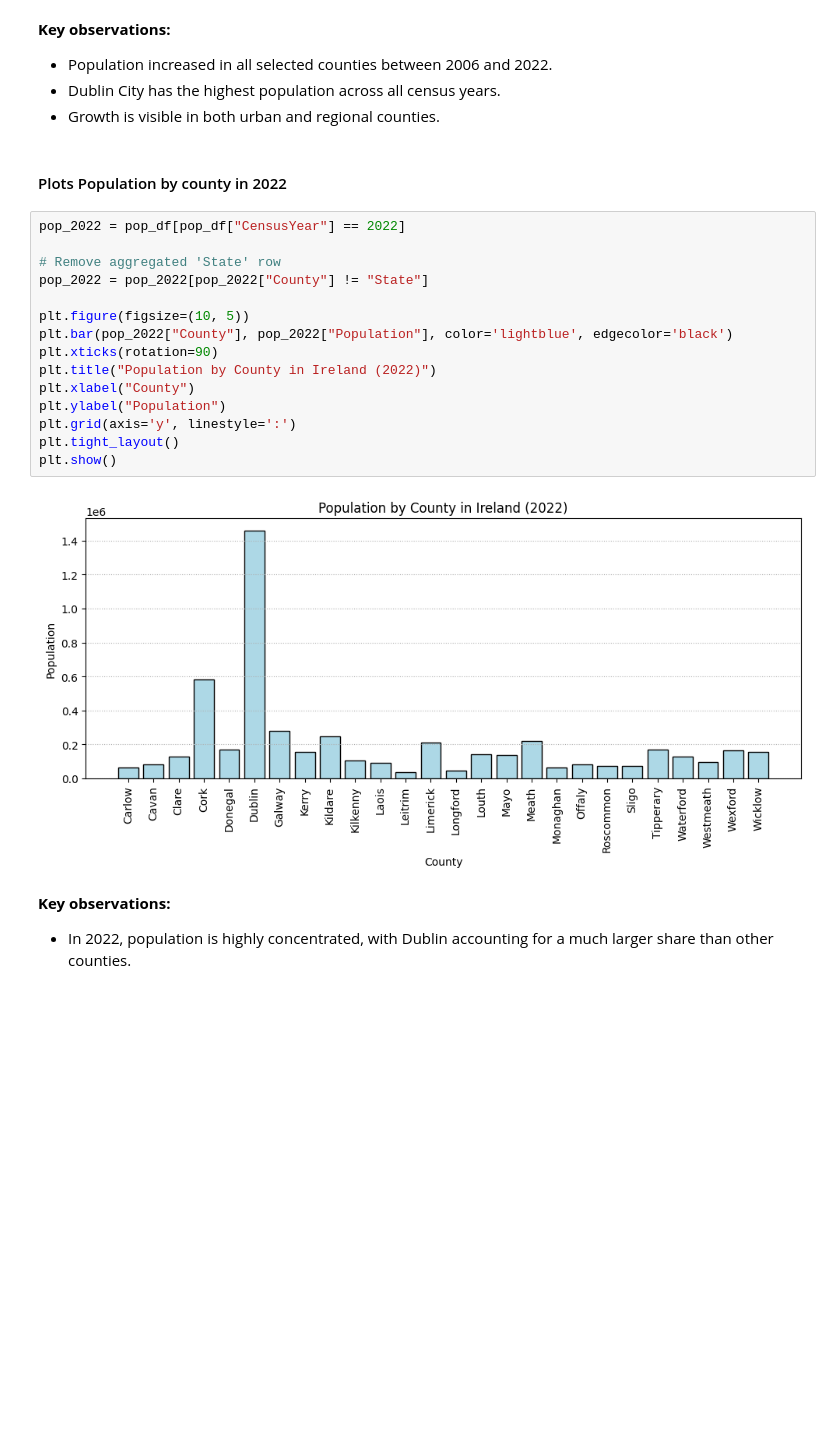
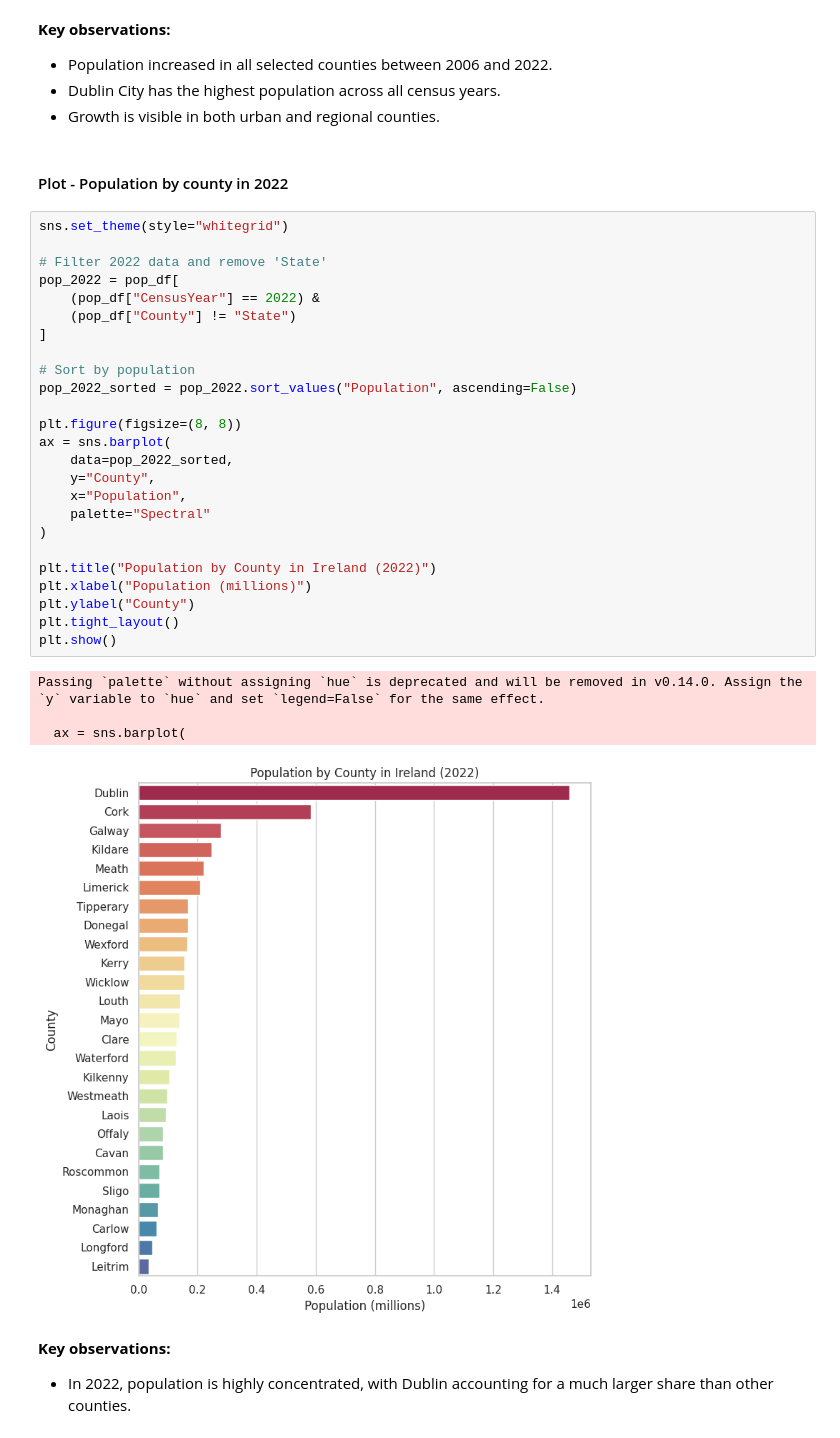
Before and after one commit to elainecazetta/programming-for-data-analytics, a Jupyter notebook: project/census_analysis.ipynb, the cells around one changed output. Saved outputs shown, nothing was run; the diff lists cells and outputs as text; blank space fills up the shorter version.

Commit message:
change plots for better visualization

```diff
--- a/project/census_analysis.ipynb
+++ b/project/census_analysis.ipynb
@@ -215,24 +215,37 @@ plt.show()
 - Dublin City has the highest population across all census years.
 - Growth is visible in both urban and regional counties.
 # %% [markdown]
-#### Plots Population by county in 2022
+#### Plot - Population by county in 2022
-# %%
-pop_2022 = pop_df[pop_df["CensusYear"] == 2022]
-
-# Remove aggregated 'State' row
-pop_2022 = pop_2022[pop_2022["County"] != "State"]
-
-plt.figure(figsize=(10, 5))
-plt.bar(pop_2022["County"], pop_2022["Population"], color='lightblue', edgecolor='black')
-plt.xticks(rotation=90)
-plt.title("Population by County in Ireland (2022)")
-plt.xlabel("County")
-plt.ylabel("Population")
-plt.grid(axis='y', linestyle=':')
-plt.tight_layout()
-plt.show()
-# %% [output]
-[figure, removed]
+# %%
+sns.set_theme(style="whitegrid")
+
+# Filter 2022 data and remove 'State'
+pop_2022 = pop_df[
+    (pop_df["CensusYear"] == 2022) &
+    (pop_df["County"] != "State")
+]
+
+# Sort by population
+pop_2022_sorted = pop_2022.sort_values("Population", ascending=False)
+
+plt.figure(figsize=(8, 8))
+ax = sns.barplot(
+    data=pop_2022_sorted,
+    y="County",
+    x="Population",
+    palette="Spectral"
+)
+
+plt.title("Population by County in Ireland (2022)")
+plt.xlabel("Population (millions)")
+plt.ylabel("County")
+plt.tight_layout()
+plt.show()
+# %% [output]
+Passing `palette` without assigning `hue` is deprecated and will be removed in v0.14.0. Assign the `y` variable to `hue` and set `legend=False` for the same effect.
+
+  ax = sns.barplot(
+[figure, added]
 # %% [markdown]
 **Key observations:**
 - In 2022, population is highly concentrated, with Dublin accounting for a much larger share than other counties.
```
Also changed, not shown: parts of 6 cells of this notebook.
